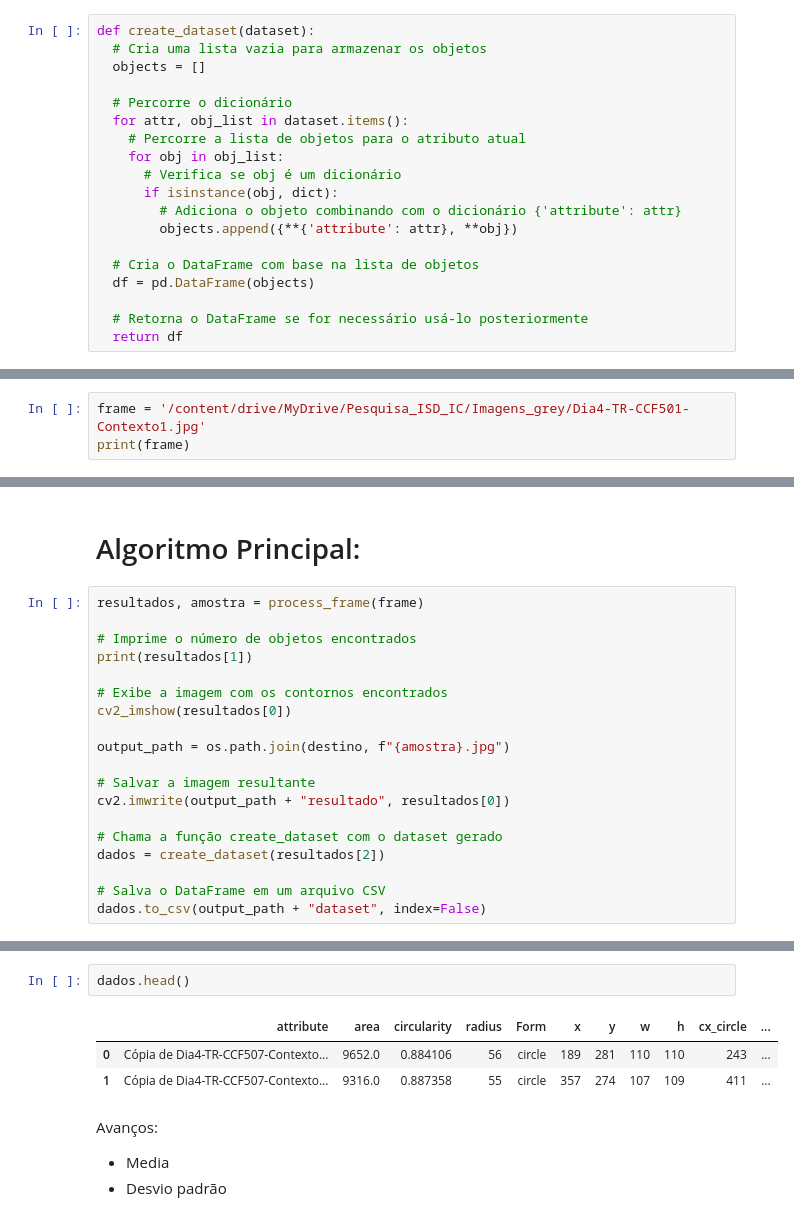
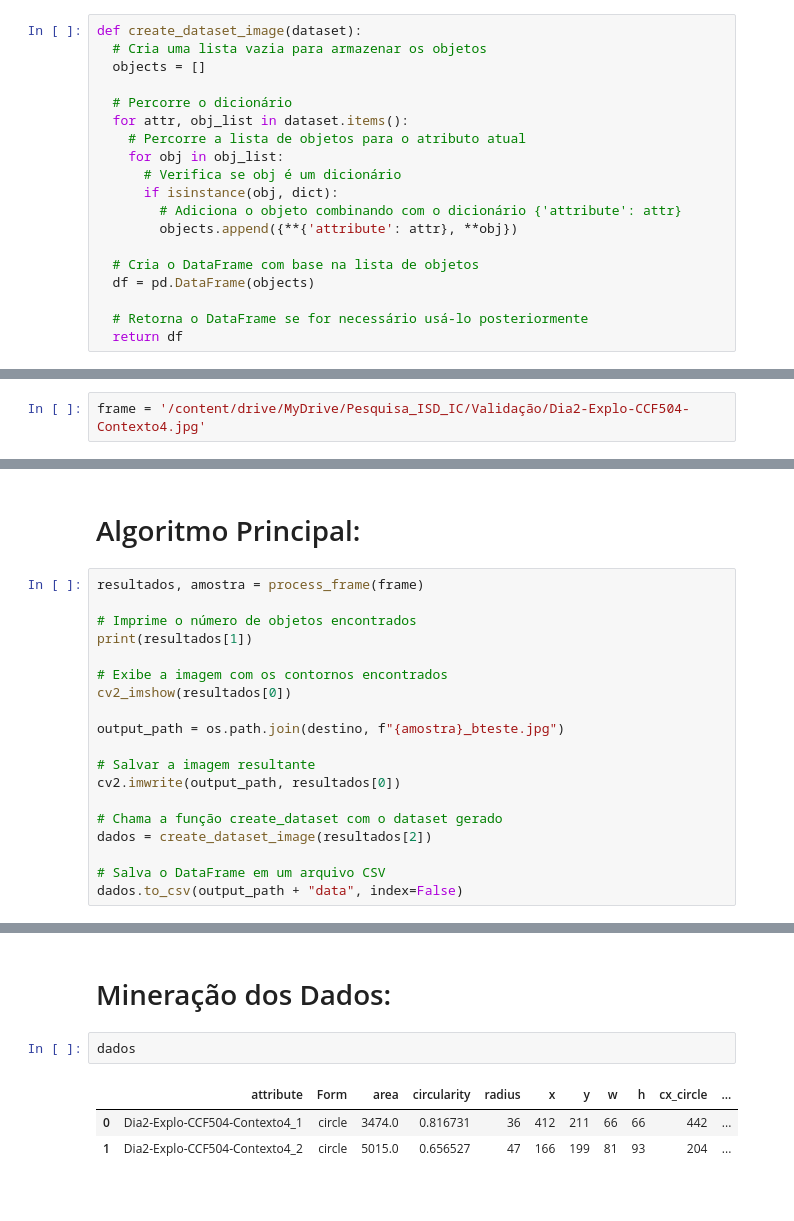
Before and after one commit to Gus-1003/ISD-invention, a Jupyter notebook: Pesquisa/5_Validação_Modularizada.ipynb, the cells around one changed output, grey strips where cells are left out. Drawn from its saved outputs; the diff is of its cells as text; blank space fills up the shorter version.

```diff
--- a/Pesquisa/5_Validação_Modularizada.ipynb
+++ b/Pesquisa/5_Validação_Modularizada.ipynb
@@ -71,7 +51,7 @@ def calcular_distancia(x1, y1, x2, y2):
 # %% [markdown]
 ## Create_Dataset:
 # %%
-def create_dataset(dataset):
+def create_dataset_image(dataset):
   # Cria uma lista vazia para armazenar os objetos
   objects = []
 
@@ -466,5 +360,4 @@ destino = '/content/drive/MyDrive/Pesquisa_ISD_IC/Imagens_grey/'
 # %% [markdown]
 ### Imagem Alvo:
 # %%
-frame = '/content/drive/MyDrive/Pesquisa_ISD_IC/Imagens_grey/Dia4-TR-CCF501-Contexto1.jpg'
-print(frame)
+frame = '/content/drive/MyDrive/Pesquisa_ISD_IC/Validação/Dia2-Explo-CCF504-Contexto4.jpg'
@@ -485,13 +376,13 @@ print(resultados[1])
 # Exibe a imagem com os contornos encontrados
 cv2_imshow(resultados[0])
 
-output_path = os.path.join(destino, f"{amostra}.jpg")
+output_path = os.path.join(destino, f"{amostra}_bteste.jpg")
 
 # Salvar a imagem resultante
-cv2.imwrite(output_path + "resultado", resultados[0])
+cv2.imwrite(output_path, resultados[0])
 
 # Chama a função create_dataset com o dataset gerado
-dados = create_dataset(resultados[2])
+dados = create_dataset_image(resultados[2])
 
 # Salva o DataFrame em um arquivo CSV
-dados.to_csv(output_path + "dataset", index=False)
+dados.to_csv(output_path + "data", index=False)
@@ -498,11 +409,8 @@ dados.to_csv(output_path + "dataset", index=False)
+# %% [markdown]
+# Mineração dos Dados:
 # %%
-dados.head()
+dados
 # %% [output]
-|  | attribute | area | circularity | radius | Form | x | y | w | h | cx_circle | ... |
-| 0 | Cópia de Dia4-TR-CCF507-Contexto... | 9652.0 | 0.884106 | 56 | circle | 189 | 281 | 110 | 110 | 243 | ... |
-| 1 | Cópia de Dia4-TR-CCF507-Contexto... | 9316.0 | 0.887358 | 55 | circle | 357 | 274 | 107 | 109 | 411 | ... |
+|  | attribute | Form | area | circularity | radius | x | y | w | h | cx_circle | ... |
+| 0 | Dia2-Explo-CCF504-Contexto4_1 | circle | 3474.0 | 0.816731 | 36 | 412 | 211 | 66 | 66 | 442 | ... |
+| 1 | Dia2-Explo-CCF504-Contexto4_2 | circle | 5015.0 | 0.656527 | 47 | 166 | 199 | 81 | 93 | 204 | ... |
-# %% [markdown]
-Avanços:
-
-* Media
-* Desvio padrão
```
Also changed, not shown: parts of 21 cells of this notebook.
